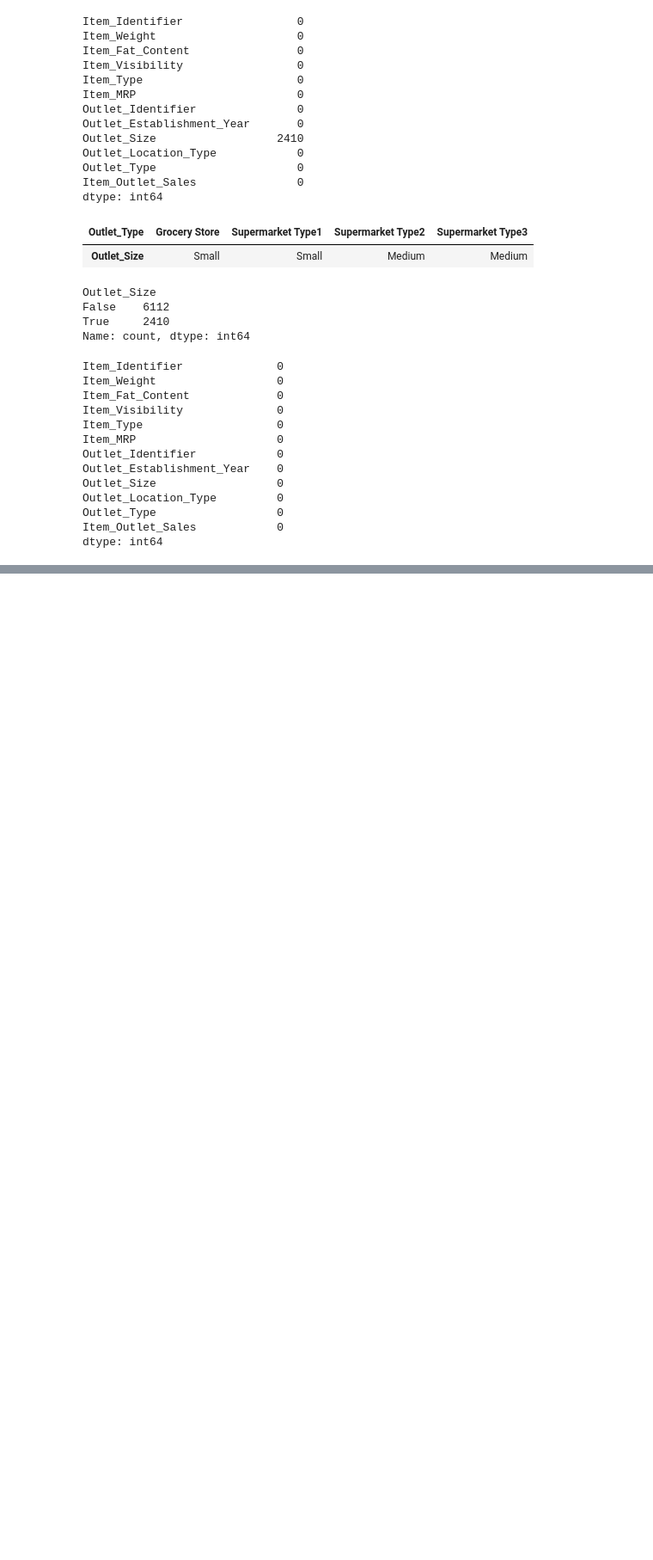
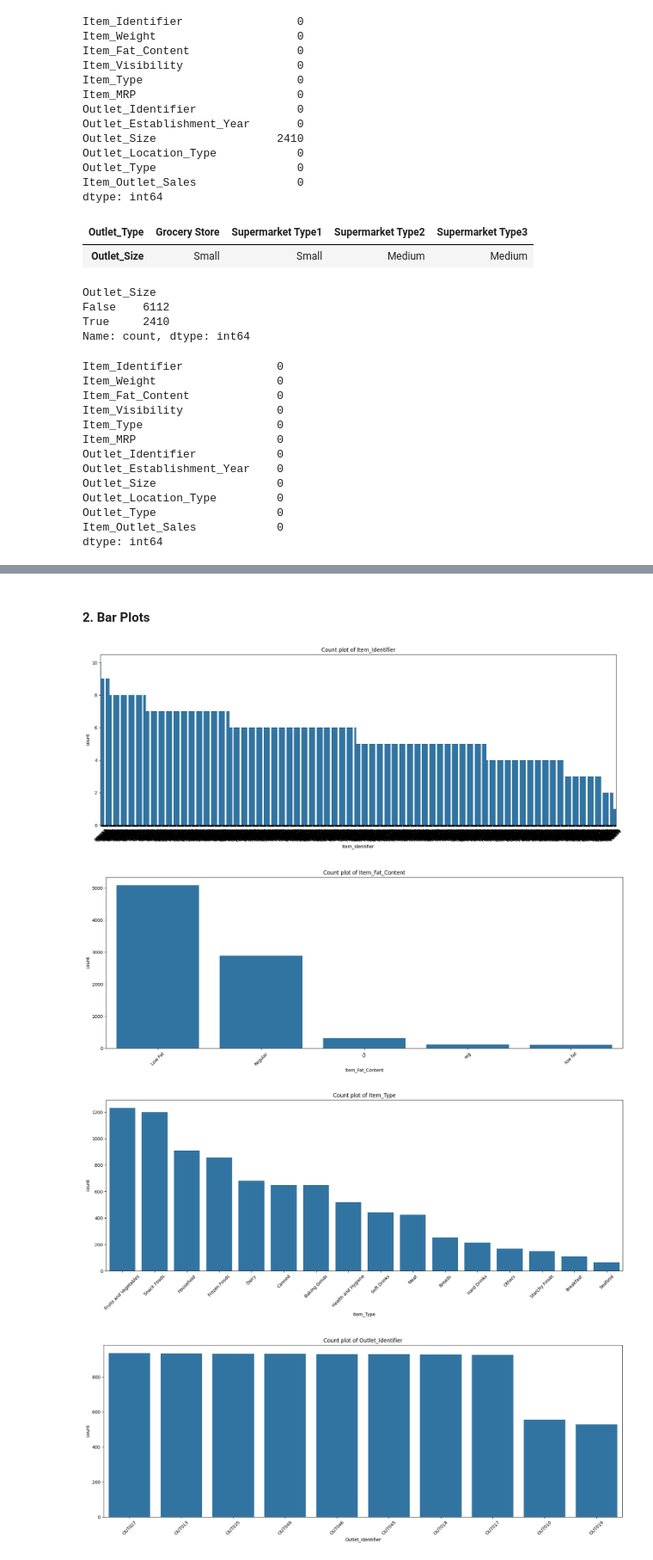
Before and after one commit to ANSH5252/Big-Mart-Sale-Forecast, a Jupyter notebook: b_m_s_f.ipynb, the cells around one changed output, grey strips where cells are left out. Shown at 86% size. Drawn from its saved outputs; the diff is of its cells as text; code cells hidden in the pictures; blank space fills up the shorter version.

```diff
--- a/b_m_s_f.ipynb
+++ b/b_m_s_f.ipynb
@@ -138,0 +194,4 @@ dtype: int64
+# %%
+object_df = df.select_dtypes(include='object')
+obj_cols=list(object_df.columns)
+obj_cols
@@ -138,0 +302,17 @@ dtype: int64
+# %% [markdown]
+#### 2. Bar Plots
+# %%
+def plot_categorical_counts(df, obj_cols):
+    for col in obj_cols:
+        plt.figure(figsize=(21, 7))
+        sns.countplot(x=df[col], order=df[col].value_counts().index)
+        plt.title(f'Count plot of {col}')
+        plt.xticks(rotation=45)
+        plt.show()
+# %%
+plot_categorical_counts(df, obj_cols)
+# %% [output]
+[figure, added]
+[figure, added]
+[figure, added]
+[figure, added]
```
Also changed, not shown: parts of 30 cells of this notebook.
